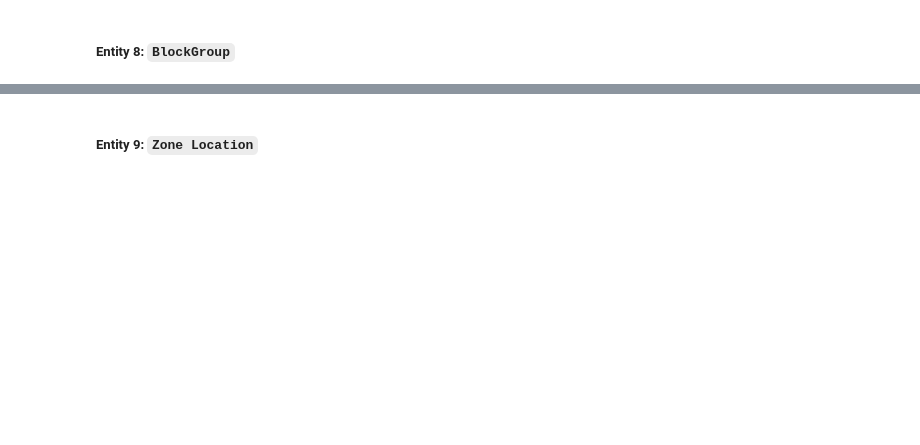
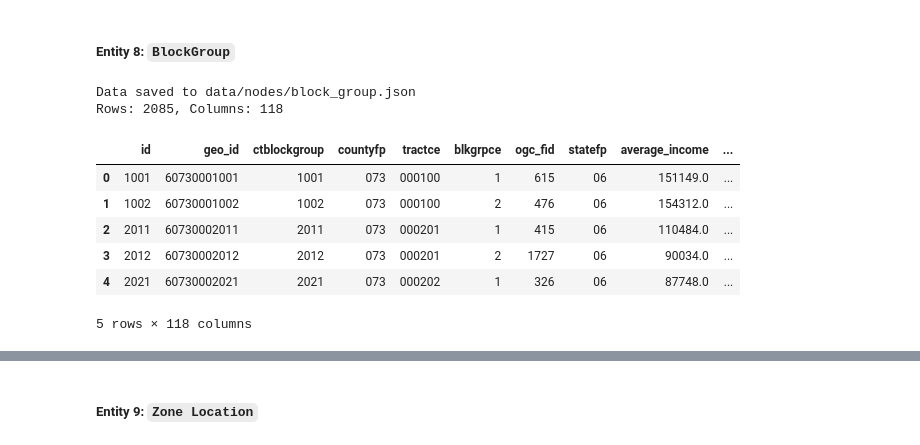
Before and after one commit to swhoyle/business-opportunity-graph, a Jupyter notebook: notebooks/01_extract_nodes.ipynb, the cells around one changed output, grey strips where cells are left out. Saved outputs shown, nothing was run; the diff lists cells and outputs as text; code cells hidden in the pictures; blank space fills up the shorter version.

```diff
--- a/notebooks/01_extract_nodes.ipynb
+++ b/notebooks/01_extract_nodes.ipynb
@@ -269,6 +313,12 @@ SELECT
     sbg.ctblockgroup as id,
     bd.std_geography_id AS geo_id,
     sbg.ctblockgroup,
+    imp.countyfp,
+    imp.tractce,
+    imp.blkgrpce,
+    imp.ogc_fid,
+    imp.statefp,
+
 
     -- INCOME
     imp.AVGDI_CY as average_income,
@@ -401,33 +451,43 @@ SELECT
     bd.n07_sales AS sales_wholesale_trade_naics,
     bd.n08_sales AS sales_retail_trade_naics,
     bd.n12_sales AS sales_building_materials_naics,
     bd.n13_sales AS sales_food_beverage_stores_naics,
     bd.n14_sales AS sales_health_personal_care_naics,
     bd.n15_sales AS sales_gas_stations_naics,
     bd.n27_sales AS sales_real_estate_leasing_naics,
     bd.n35_sales AS sales_accommodation_food_naics,
     bd.n36_sales AS sales_accommodation_naics,
     bd.n37_sales AS sales_food_services_naics,
 
     ST_Transform(sbg.geom, 4326) AS geom,
     ST_AsText(ST_Transform(geom, 4326)) AS geom_wkt,
     ST_AsText(ST_Centroid(ST_Transform(geom, 4326))) AS centroid_wkt
 
 FROM sandag_layer_census_block_groups sbg
 LEFT JOIN bgs_sd_imp imp
     ON CAST(sbg.ctblockgroup AS TEXT) = CAST(CONCAT(LTRIM(imp.tractce, '0'), imp.blkgrpce) AS TEXT)
 LEFT JOIN esri_business_data bd
     ON TRIM(LEADING '0' FROM SUBSTR(CAST(bd.std_geography_id AS TEXT), 5)) = CAST(sbg.ctblockgroup AS TEXT)
 LEFT JOIN esri_consumer_spending_cols cs
     ON TRIM(LEADING '0' FROM SUBSTR(CAST(cs.std_geography_id AS TEXT), 5)) = CAST(sbg.ctblockgroup AS TEXT)
 ORDER BY sbg.ctblockgroup ASC;
 
 """
 
 block_group_df = query_db(query)
 save_df_to_json(block_group_df, "block_group.json")
 print(f"Rows: {block_group_df.shape[0]}, Columns: {block_group_df.shape[1]}")
 block_group_df.head()
+# %% [output]
+Data saved to data/nodes/block_group.json
+Rows: 2085, Columns: 118
+|  | id | geo_id | ctblockgroup | countyfp | tractce | blkgrpce | ogc_fid | statefp | average_income | ... |
+| 0 | 1001 | 60730001001 | 1001 | 073 | 000100 | 1 | 615 | 06 | 151149.0 | ... |
+| 1 | 1002 | 60730001002 | 1002 | 073 | 000100 | 2 | 476 | 06 | 154312.0 | ... |
+| 2 | 2011 | 60730002011 | 2011 | 073 | 000201 | 1 | 415 | 06 | 110484.0 | ... |
+| 3 | 2012 | 60730002012 | 2012 | 073 | 000201 | 2 | 1727 | 06 | 90034.0 | ... |
+| 4 | 2021 | 60730002021 | 2021 | 073 | 000202 | 1 | 326 | 06 | 87748.0 | ... |
+5 rows × 118 columns
 # %%
 # show rows with duplicated ctblockgrou
 block_group_df[block_group_df.duplicated(subset=['ctblockgroup'], keep=False)]
```
Also changed, not shown: parts of 12 cells of this notebook, 4 other files.
